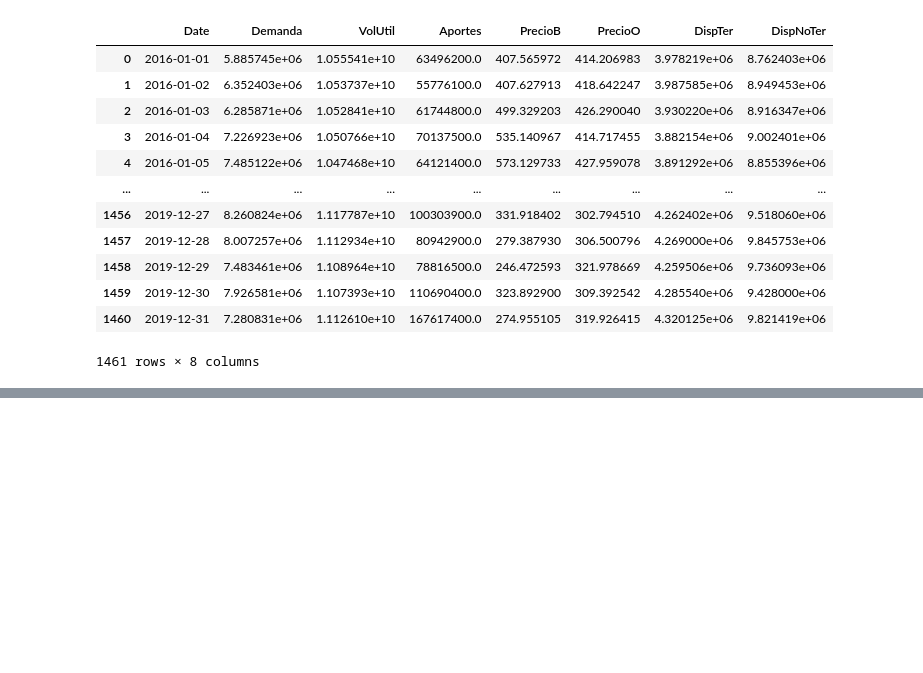
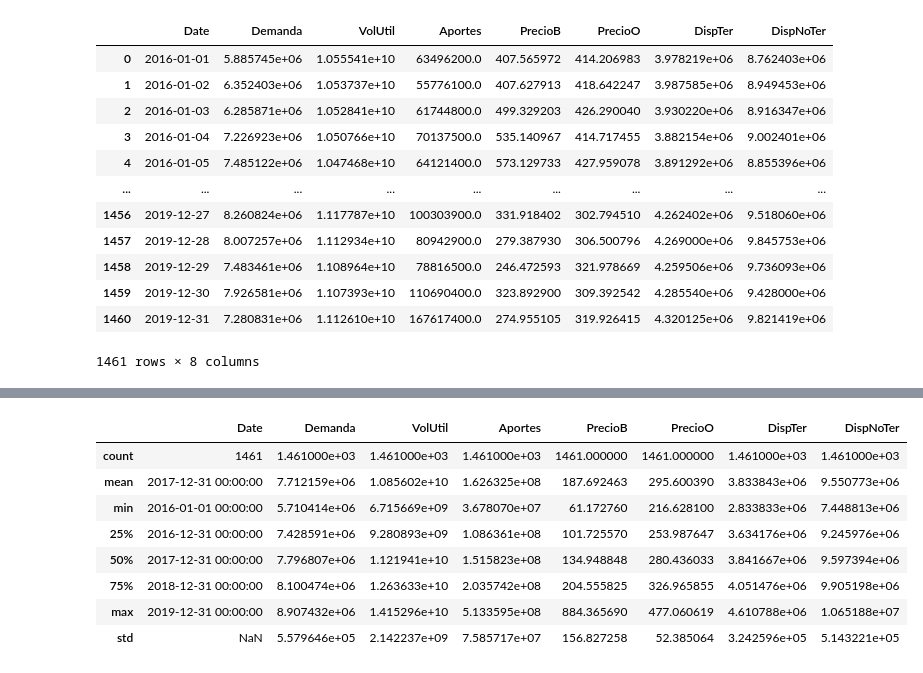
Before and after one commit to Yanalxis/Prediccion-del-precio-en-bolsa-de-la-energ-a-el-ctrica, a Jupyter notebook: Analisis_estadisticos/2016-2020/Prepandemia.ipynb, the cells around one changed output, grey strips where cells are left out. Cells and saved outputs as stored; diff of their text form; code cells hidden in the pictures; blank space fills up the shorter version.

```diff
--- a/Analisis_estadisticos/2016-2020/Prepandemia.ipynb
+++ b/Analisis_estadisticos/2016-2020/Prepandemia.ipynb
@@ -73,0 +108,12 @@ df_filtrado
+# %%
+df_filtrado.describe()
+# %% [output]
+|  | Date | Demanda | VolUtil | Aportes | PrecioB | PrecioO | DispTer | DispNoTer |
+| count | 1461 | 1.461000e+03 | 1.461000e+03 | 1.461000e+03 | 1461.000000 | 1461.000000 | 1.461000e+03 | 1.461000e+03 |
+| mean | 2017-12-31 00:00:00 | 7.712159e+06 | 1.085602e+10 | 1.626325e+08 | 187.692463 | 295.600390 | 3.833843e+06 | 9.550773e+06 |
+| min | 2016-01-01 00:00:00 | 5.710414e+06 | 6.715669e+09 | 3.678070e+07 | 61.172760 | 216.628100 | 2.833833e+06 | 7.448813e+06 |
+| 25% | 2016-12-31 00:00:00 | 7.428591e+06 | 9.280893e+09 | 1.086361e+08 | 101.725570 | 253.987647 | 3.634176e+06 | 9.245976e+06 |
+| 50% | 2017-12-31 00:00:00 | 7.796807e+06 | 1.121941e+10 | 1.515823e+08 | 134.948848 | 280.436033 | 3.841667e+06 | 9.597394e+06 |
+| 75% | 2018-12-31 00:00:00 | 8.100474e+06 | 1.263633e+10 | 2.035742e+08 | 204.555825 | 326.965855 | 4.051476e+06 | 9.905198e+06 |
+| max | 2019-12-31 00:00:00 | 8.907432e+06 | 1.415296e+10 | 5.133595e+08 | 884.365690 | 477.060619 | 4.610788e+06 | 1.065188e+07 |
+| std | NaN | 5.579646e+05 | 2.142237e+09 | 7.585717e+07 | 156.827258 | 52.385064 | 3.242596e+05 | 5.143221e+05 |
```
Also changed, not shown: parts of 12 cells of this notebook.
